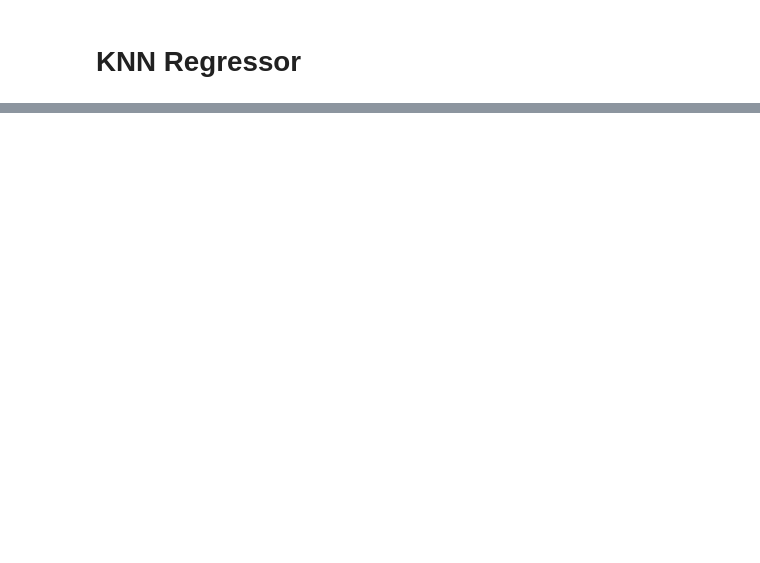
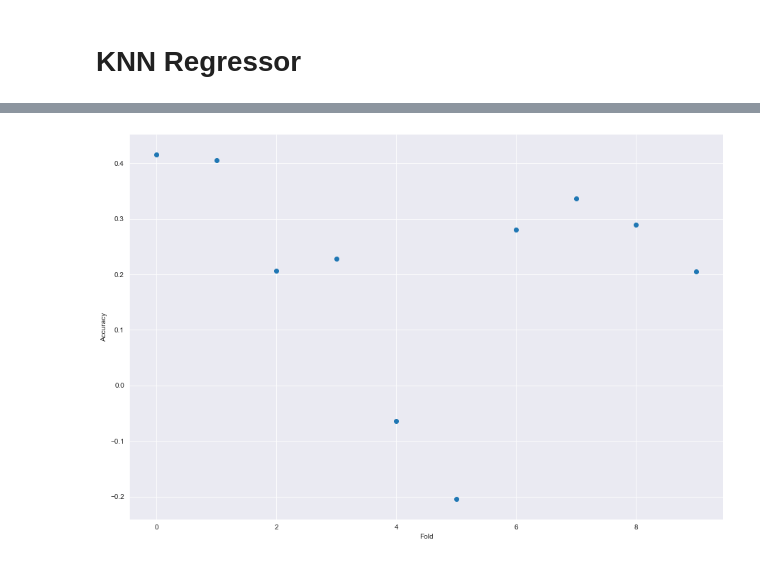
Before and after one commit to NicolasB2/NBA_Salaries, a Jupyter notebook: NBA Salary.ipynb, the cells around one changed output, grey strips where cells are left out. Cells and saved outputs as stored; diff of their text form; code cells hidden in the pictures; blank space fills up the shorter version.

```diff
--- a/NBA Salary.ipynb
+++ b/NBA Salary.ipynb
@@ -706,0 +720,14 @@ for num in range(2,100):
+# %%
+knnR = KNeighborsRegressor(n_neighbors=best_k)
+accuracy_fold_KNN = []
+accuracy_fold_KNN = cross_val_score(knnR, x_train, y_train, cv=10)
+accuracy_fold_average_KNN=accuracy_fold_KNN.mean()
+# %%
+k_x= np.arange(0,10,1)
+plt.scatter(k_x, accuracy_fold_KNN)
+plt.axis('tight')
+plt.xlabel('Fold')
+plt.ylabel('Accuracy')
+plt.show()
+# %% [output]
+[figure, added]
```
Also changed, not shown: parts of 40 cells of this notebook.
